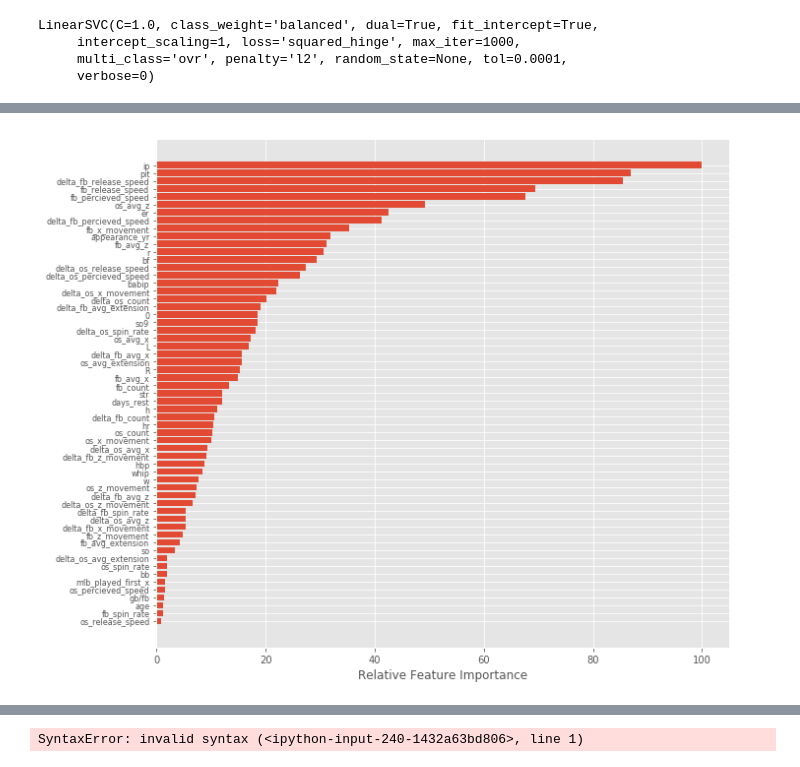
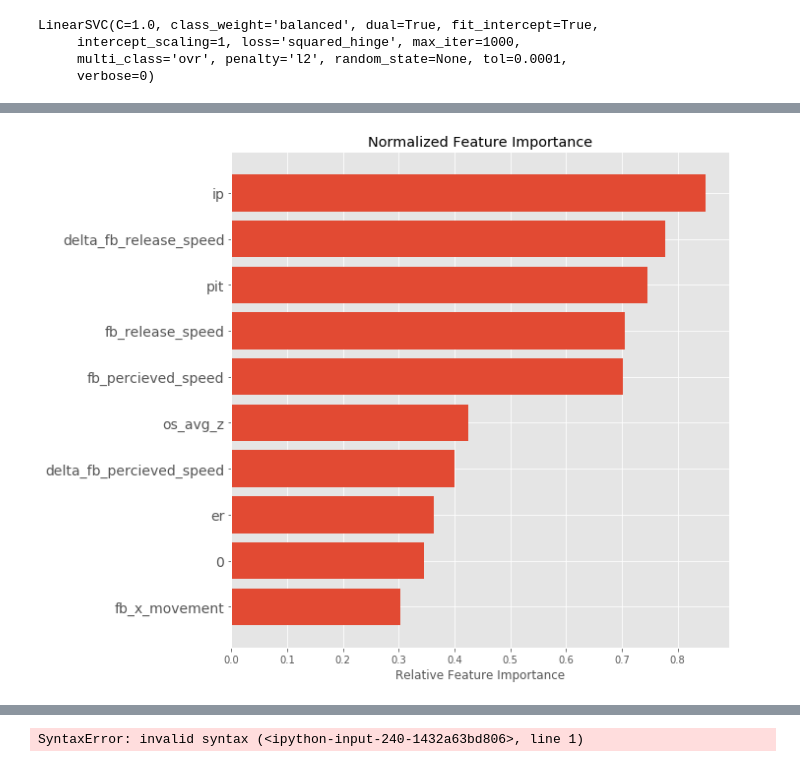
Before and after one commit to t-phill/mlb_injuries, a Jupyter notebook: notebooks/masters-Copy7.ipynb, the cells around one changed output, grey strips where cells are left out. Cells and saved outputs as stored; diff of their text form; code cells hidden in the pictures.

```diff
--- a/notebooks/masters-Copy7.ipynb
+++ b/notebooks/masters-Copy7.ipynb
@@ -521,17 +526,20 @@ pos       222        55
 # %%
 feature_importance = abs(clf.coef_[0])
-feature_importance = 100.0 * (feature_importance / feature_importance.max())
+# feature_importance = 100.0 * (feature_importance / feature_importance.max())
 sorted_idx = np.argsort(feature_importance)
 pos = np.arange(sorted_idx.shape[0]) + .5
 
+
+n_feat = 10
 featfig = plt.figure(figsize=(10,8))
 featax = featfig.add_subplot(1, 1, 1)
-featax.barh(pos, feature_importance[sorted_idx], align='center')
-featax.set_yticks(pos)
-featax.set_yticklabels(np.array(X.columns)[sorted_idx], fontsize=8)
+featax.barh(pos[-n_feat:], feature_importance[sorted_idx][-n_feat:], align='center')
+featax.set_yticks(pos[-n_feat:])
+featax.set_yticklabels(np.array(X.columns)[sorted_idx][-n_feat:], fontsize=14)
 featax.set_xlabel('Relative Feature Importance')
+featax.set_title('Normalized Feature Importance')
 
 plt.tight_layout()
 plt.show()
 # %% [output]
-[figure, old version]
+[figure, new version]
```
Also changed, not shown: parts of 11 cells of this notebook, 2 other files.
